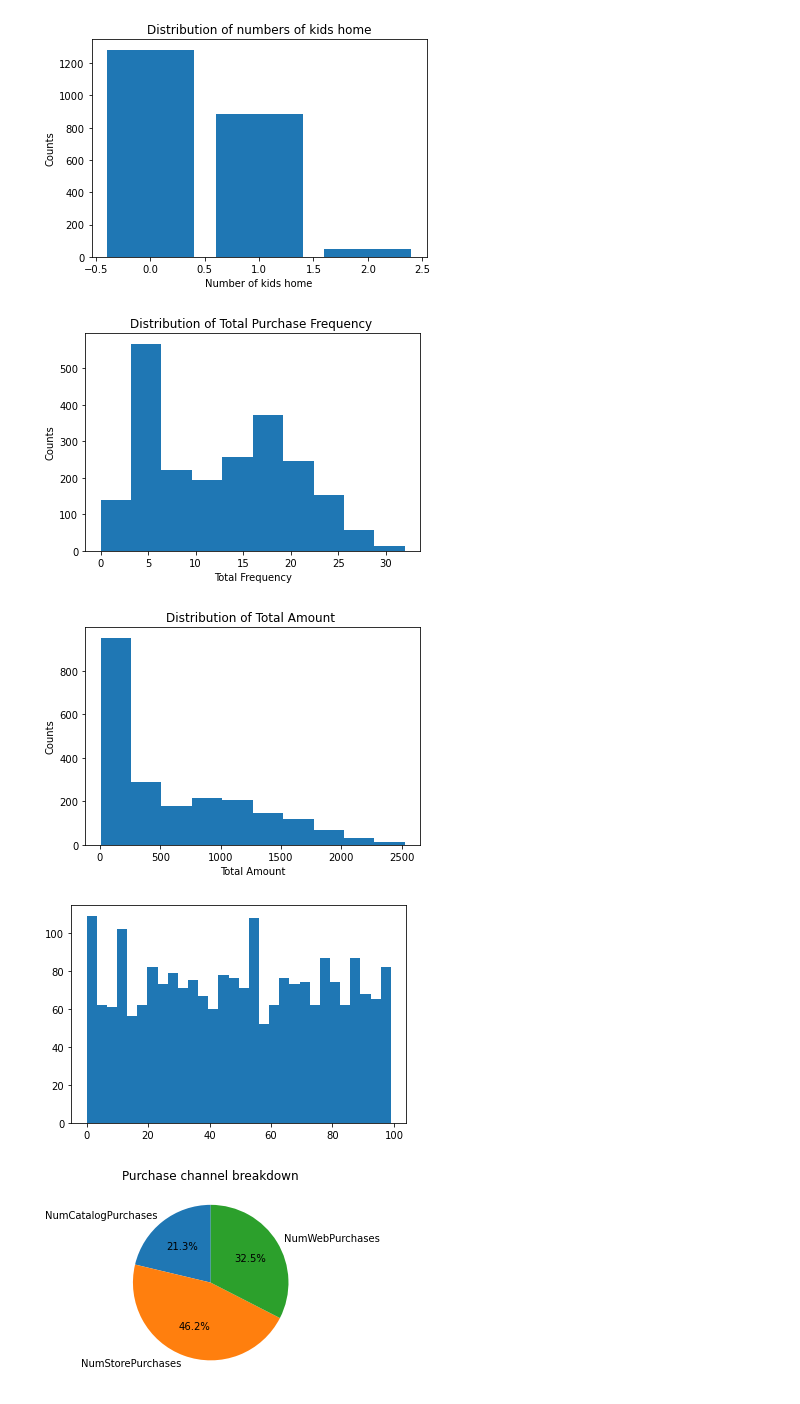
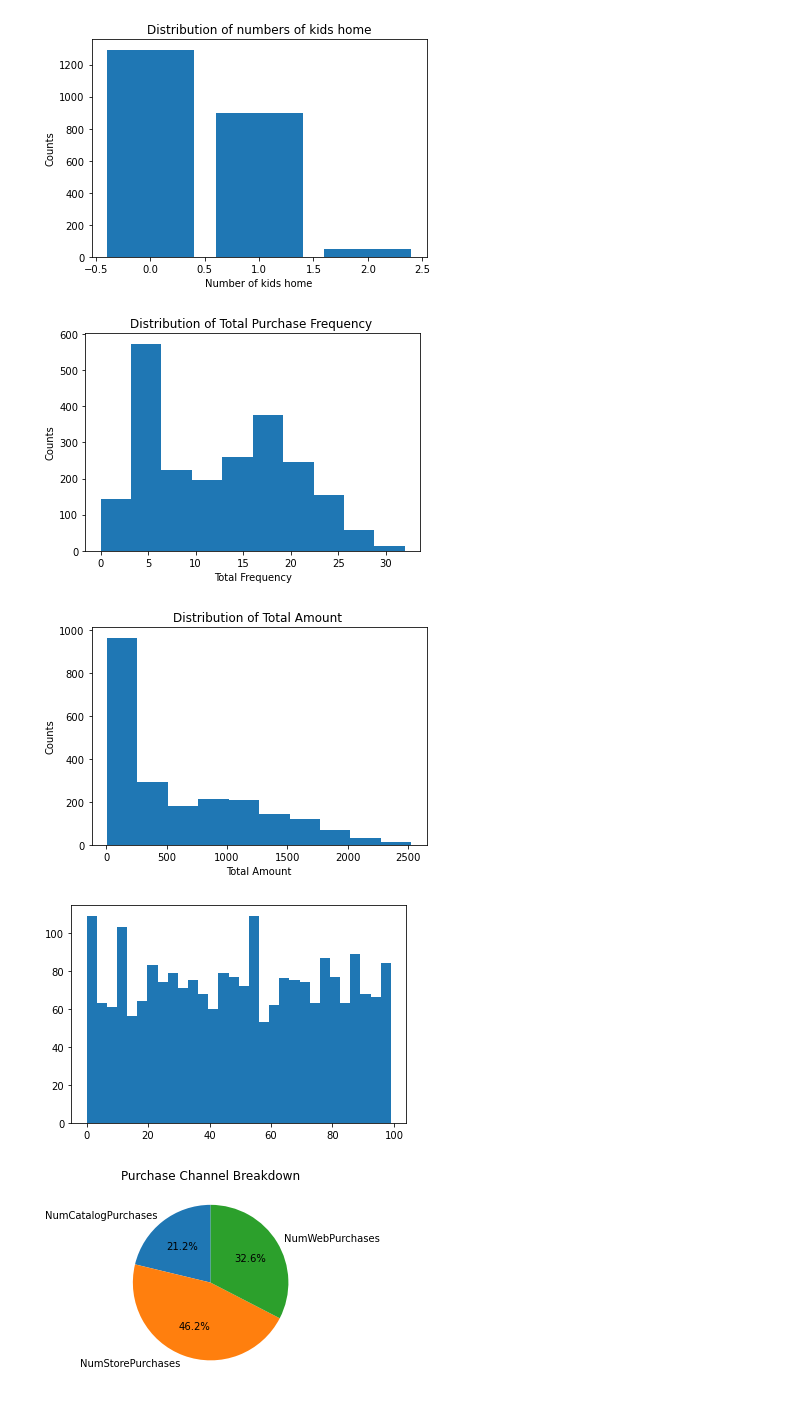
Before and after one commit to Caitlino88/data-analysis-portfolio, a Jupyter notebook: Marketing Campaign Analysis of Wine Business.ipynb, the cells around one changed output. Cells and saved outputs as stored; diff of their text form; code cells hidden in the pictures.

```diff
--- a/Marketing Campaign Analysis of Wine Business.ipynb
+++ b/Marketing Campaign Analysis of Wine Business.ipynb
@@ -69,8 +69,8 @@ column'Z_Revenue':0 null values
 
 column'Response':0 null values
 # %%
-# drop null values 去掉空值
-df_wine.dropna(inplace = True)
+# fill missing values 处理空值
+df_wine['Income'].fillna(df_wine['Income'].mean)
 df_wine
 # %% [output]
 |  | ID | Year_Birth | Education | Marital_Status | Income | Kidhome | Teenhome | Dt_Customer | Recency | ... |
@@ -115,14 +115,5 @@ Name: Age, Length: 2216, dtype: int64
 # %%
-#Get unique user ids 进行用户id去重
+#Get unique user ids 检查id是否重复
 unique_ids = df_wine['ID'].unique()
-df_unique = pd.DataFrame({'ID': unique_ids})
-df_merged = pd.merge(df_unique, df_wine, on = 'ID', how = 'left')
-
-#create histagram of age 年龄分布直方图
-df_age = df_merged['Age']
-df_age.plot(kind ='hist', x = 'Age')
-plt.xlabel('Age')
-plt.ylabel('Count')
-plt.title('Age Distribution')
-plt.show()
+len(unique_ids)
 # %% [output]
@@ -178,31 +179,31 @@ plt.show()
 [figure]
 # %%
 #2.6 Total purchase frequency distribution 用户消费总频次分布
-df_merged['total_frequency'] = df_merged['NumWebPurchases']+df_merged['NumCatalogPurchases']+df_merged['NumStorePurchases']
-df_merged['total_frequency'].plot(kind = 'hist', x = 'total_frequency')
+df_wine['total_frequency'] = df_wine['NumWebPurchases']+df_wine['NumCatalogPurchases']+df_wine['NumStorePurchases']
+df_wine['total_frequency'].plot(kind = 'hist', x = 'total_frequency')
 plt.title('Distribution of Total Purchase Frequency ')
 plt.xlabel('Total Frequency')
 plt.ylabel('Counts')
 plt.show()
 # %% [output]
-[figure, old version]
+[figure, new version]
 # %%
 #2.6 Total purchase frequency distribution 用户消费总频次分布
-df_merged['total_amount'] = df_merged['MntWines'] + df_merged['MntFruits'] + df_merged['MntMeatProducts'] + df_merged['MntFishProducts'] + df_merged['MntSweetProducts'] + df_merged['MntGoldProds']
-df_merged['total_amount'].plot(kind = 'hist', x = 'total_frequency')
+df_wine['total_amount'] = df_wine['MntWines'] + df_wine['MntFruits'] + df_wine['MntMeatProducts'] + df_wine['MntFishProducts'] + df_merged['MntSweetProducts'] + df_merged['MntGoldProds']
+df_wine['total_amount'].plot(kind = 'hist', x = 'total_frequency')
 plt.title('Distribution of Total Amount ')
 plt.xlabel('Total Amount')
 plt.ylabel('Counts')
 plt.show()
 # %% [output]
-[figure, old version]
+[figure, new version]
 # %%
 #2.7 Recency Distribution 最近一次消费时间分布
-df_recency = df_merged['Recency']
+df_recency = df_wine['Recency']
 plt.hist(df_recency, bins = 30)
 plt.show()
 # %% [output]
-[figure, old version]
+[figure, new version]
 # %%
 #3.User Purchase Preference Analysis 用户购买行为偏好分析
 #3.1 Purchase frequency by channels 各渠道用户购买频次分布
```
Also changed, not shown: parts of 19 cells of this notebook.
